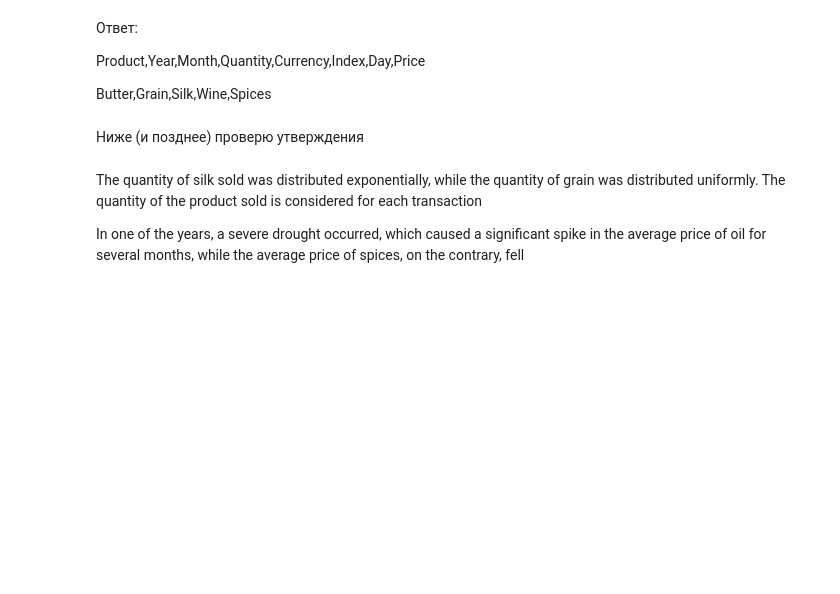
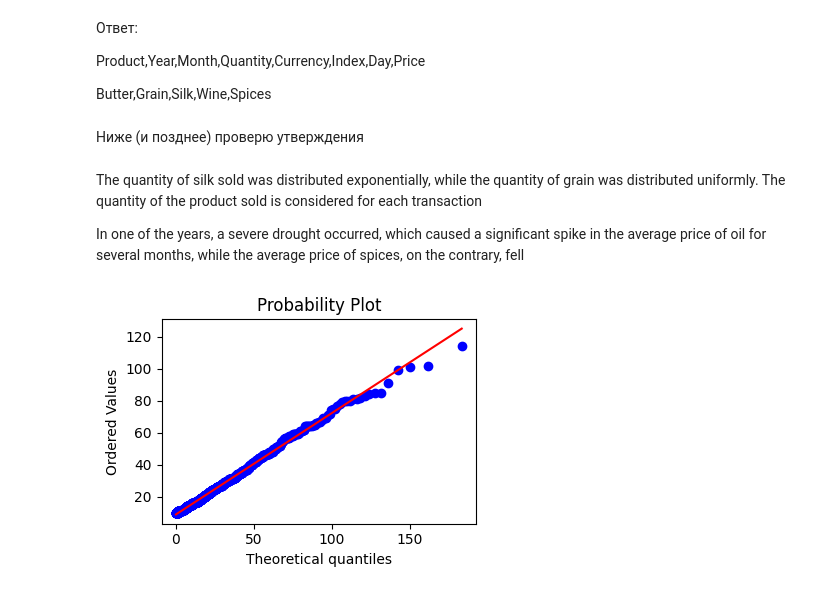
Before and after one commit to vavan137/Yandex-Cup-2024, a Jupyter notebook: A In Vino Veritas.ipynb, the cells around one changed output. Drawn from its saved outputs; the diff is of its cells as text; code cells hidden in the pictures; blank space fills up the shorter version.

```diff
--- a/A In Vino Veritas.ipynb
+++ b/A In Vino Veritas.ipynb
@@ -223,3 +223,17 @@ Butter,Grain,Silk,Wine,Spices
 The quantity of silk sold was distributed exponentially, while the quantity of grain was distributed uniformly. The quantity of the product sold is considered for each transaction
 
 In one of the years, a severe drought occurred, which caused a significant spike in the average price of oil for several months, while the average price of spices, on the contrary, fell
+# %%
+from scipy import stats
+
+sample_data = df.query("Продукт == 'Suilis'").Количество
+
+fig,ax = plt.subplots(figsize=(4,3))
+skewness = .0
+lambda_estimate = 1 / sample_data.mean()
+    # QQ-plot
+stats.probplot(sample_data, dist='expon',
+               sparams=(skewness, 1 / lambda_estimate), plot = ax)
+plt.tight_layout()
+# %% [output]
+[figure, added]
```
